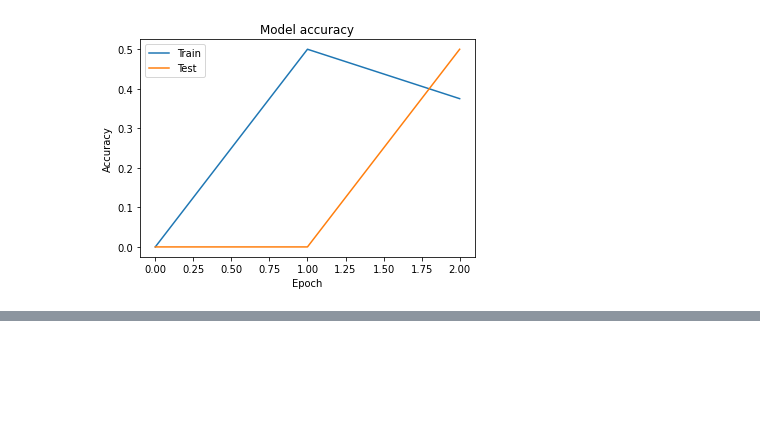
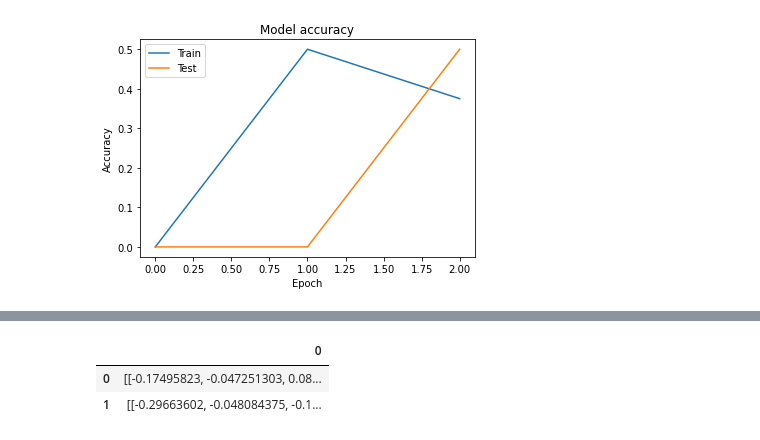
Before and after one commit to Chabname/RAPMC, a Jupyter notebook: notebook/BERT.ipynb, the cells around one changed output, grey strips where cells are left out. Saved outputs shown, nothing was run; the diff lists cells and outputs as text; code cells hidden in the pictures; blank space fills up the shorter version.

```diff
--- a/notebook/BERT.ipynb
+++ b/notebook/BERT.ipynb
@@ -278,0 +423,6 @@ plt.savefig("acc_plot.jpg")
+# %%
+model_class, tokenizer_class, pretrained_weights = (ppb.DistilBertModel, ppb.DistilBertTokenizer, 'distilbert-base-uncased')
+#model_class, tokenizer_class, pretrained_weights = (ppb.BertModel, ppb.BertTokenizer, 'bert-base-uncased')
+# Load pretrained model/tokenizer
+tokenizer = tokenizer_class.from_pretrained(pretrained_weights)
+model = model_class.from_pretrained(pretrained_weights)
@@ -278,0 +569,7 @@ plt.savefig("acc_plot.jpg")
+# %%
+dtf = pd.DataFrame(vec.values)
+dtf
+# %% [output]
+|  | 0 |
+| 0 | [[-0.17495823, -0.047251303, 0.08... |
+| 1 | [[-0.29663602, -0.048084375, -0.1... |
```
Also changed, not shown: parts of 66 cells of this notebook.
